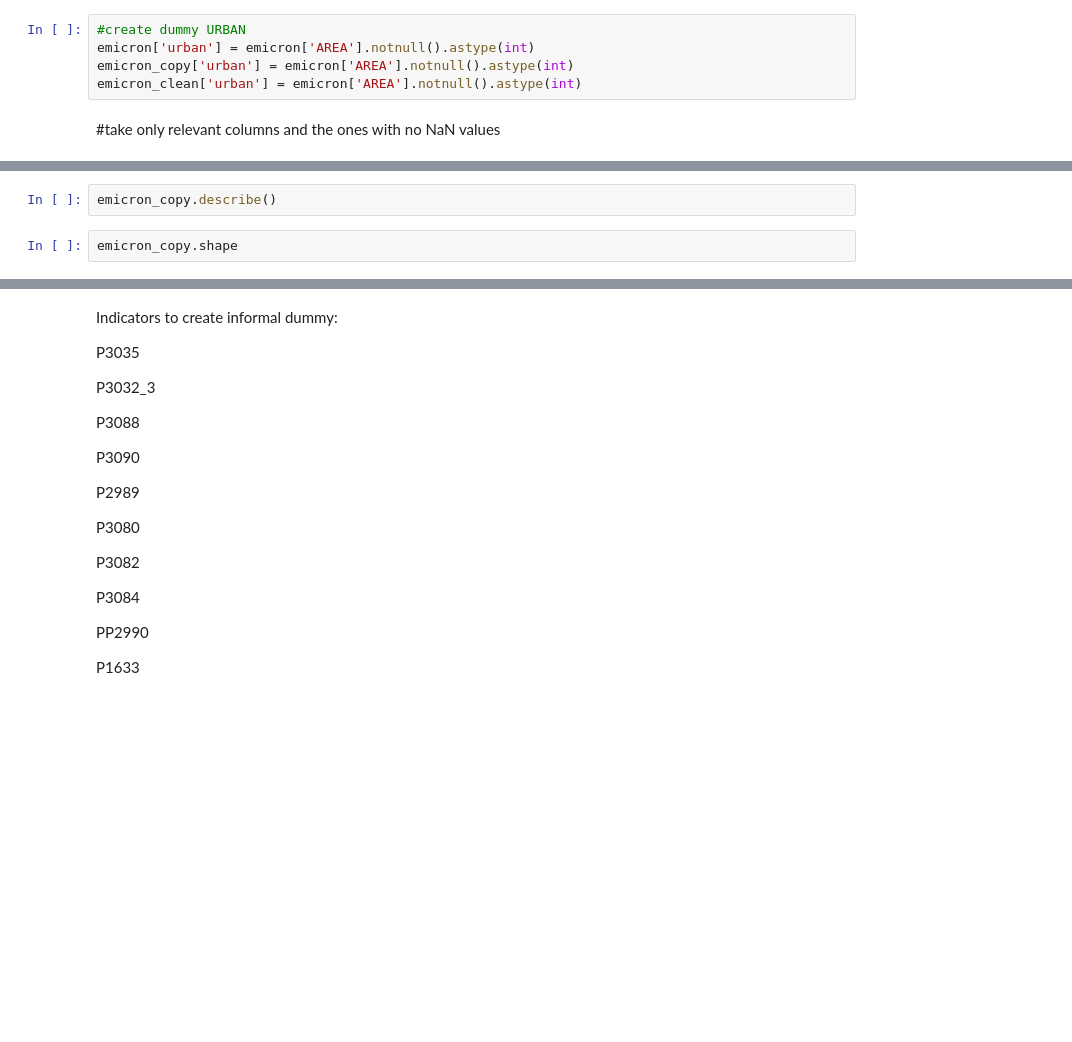
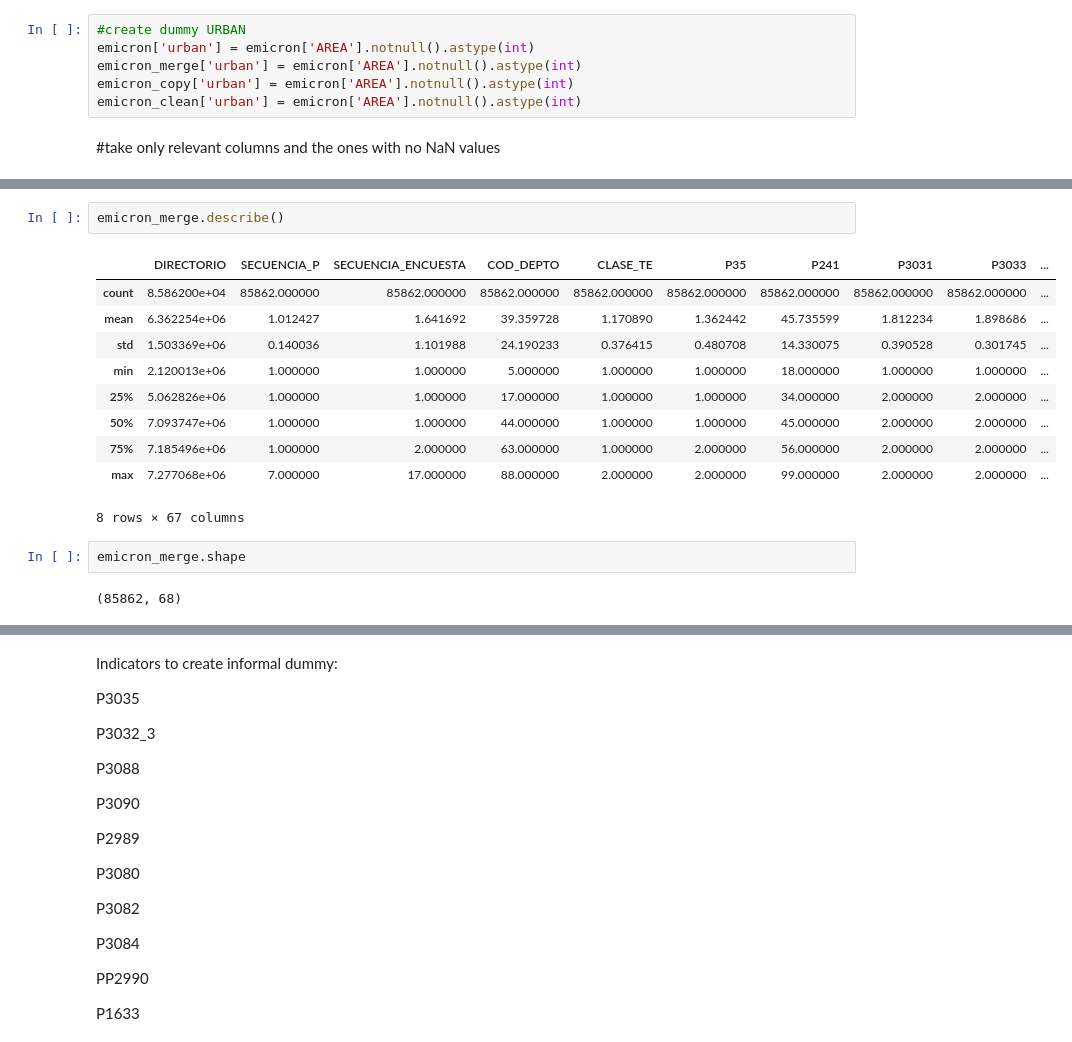
Before and after one commit to rbenzecry/SME-informal-sector-colombia, a Jupyter notebook: 01_emicron/01_cleaning_data_undp.ipynb, the cells around one changed output, grey strips where cells are left out. Drawn from its saved outputs; the diff is of its cells as text; blank space fills up the shorter version.

```diff
--- a/01_emicron/01_cleaning_data_undp.ipynb
+++ b/01_emicron/01_cleaning_data_undp.ipynb
@@ -367,6 +357,7 @@ P2990
 # %%
 #create dummy URBAN
 emicron['urban'] = emicron['AREA'].notnull().astype(int)
+emicron_merge['urban'] = emicron['AREA'].notnull().astype(int)
 emicron_copy['urban'] = emicron['AREA'].notnull().astype(int)
 emicron_clean['urban'] = emicron['AREA'].notnull().astype(int)
 # %% [markdown]
@@ -393,6 +406,19 @@ print(num_nan_columns)
 # %%
-emicron_copy.describe()
+emicron_merge.describe()
+# %% [output]
+|  | DIRECTORIO | SECUENCIA_P | SECUENCIA_ENCUESTA | COD_DEPTO | CLASE_TE | P35 | P241 | P3031 | P3033 | ... |
+| count | 8.586200e+04 | 85862.000000 | 85862.000000 | 85862.000000 | 85862.000000 | 85862.000000 | 85862.000000 | 85862.000000 | 85862.000000 | ... |
+| mean | 6.362254e+06 | 1.012427 | 1.641692 | 39.359728 | 1.170890 | 1.362442 | 45.735599 | 1.812234 | 1.898686 | ... |
+| std | 1.503369e+06 | 0.140036 | 1.101988 | 24.190233 | 0.376415 | 0.480708 | 14.330075 | 0.390528 | 0.301745 | ... |
+| min | 2.120013e+06 | 1.000000 | 1.000000 | 5.000000 | 1.000000 | 1.000000 | 18.000000 | 1.000000 | 1.000000 | ... |
+| 25% | 5.062826e+06 | 1.000000 | 1.000000 | 17.000000 | 1.000000 | 1.000000 | 34.000000 | 2.000000 | 2.000000 | ... |
+| 50% | 7.093747e+06 | 1.000000 | 1.000000 | 44.000000 | 1.000000 | 1.000000 | 45.000000 | 2.000000 | 2.000000 | ... |
+| 75% | 7.185496e+06 | 1.000000 | 2.000000 | 63.000000 | 1.000000 | 2.000000 | 56.000000 | 2.000000 | 2.000000 | ... |
+| max | 7.277068e+06 | 7.000000 | 17.000000 | 88.000000 | 2.000000 | 2.000000 | 99.000000 | 2.000000 | 2.000000 | ... |
+8 rows × 67 columns
 # %%
-emicron_copy.shape
+emicron_merge.shape
+# %% [output]
+(85862, 68)
 # %%
 emicron_copy.head(15)
```
Also changed, not shown: parts of 30 cells of this notebook.
